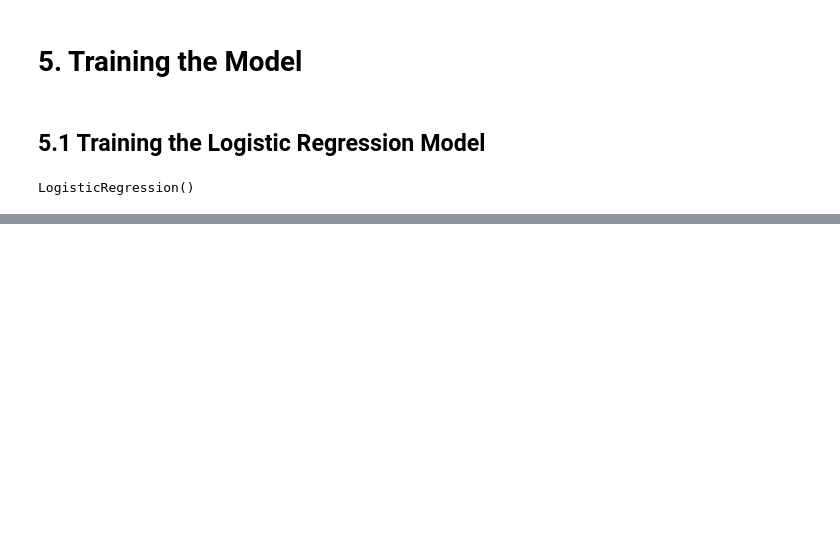
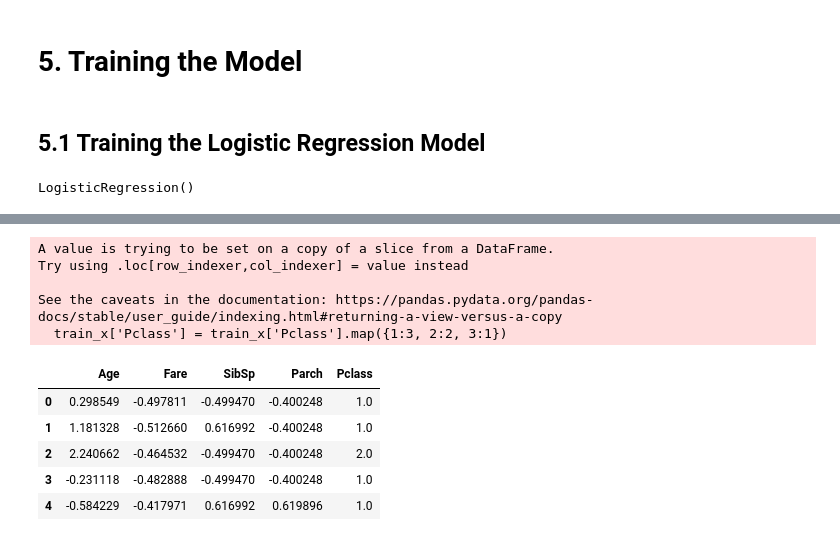
Before and after one commit to Om-S-Yeole/Titanic-Competition, a Jupyter notebook: Titanic Model Training.ipynb, the cells around one changed output, grey strips where cells are left out. Saved outputs shown, nothing was run; the diff lists cells and outputs as text; code cells hidden in the pictures; blank space fills up the shorter version.

```diff
--- a/Titanic Model Training.ipynb
+++ b/Titanic Model Training.ipynb
@@ -157,15 +157,17 @@ def DataPreparer(raw_data):
         train_x = raw_data.drop(['Survived'], axis=1)
         train_y = raw_data[['Survived']]
         processed_train_x = CommonProcessing(train_x)
-        index_of_nan_rows = processed_train_x.index[processed_train_x.isna().any(axis=1)].tolist()
-        processed_train_x = processed_train_x.dropna()
-        train_y = train_y.drop(index=index_of_nan_rows)
+        train_imputer = SimpleImputer(strategy='median')
+        processed_train_x = pd.DataFrame(train_imputer.fit_transform(processed_train_x), columns=['Age', 'Fare', 'SibSp', 'Parch', 'Pclass'])
 
         return processed_train_x, train_y
 
     else: ## Will be invoked if the data is for test
         raw_data = raw_data[['Age', 'Fare', 'Pclass', 'SibSp', 'Parch']]
         processed_train_x = CommonProcessing(raw_data)
+        test_imputer = SimpleImputer(strategy='median')
+        processed_train_x = pd.DataFrame(test_imputer.fit_transform(processed_train_x), columns=['Age', 'Fare', 'SibSp', 'Parch', 'Pclass'])
+
         return processed_train_x
 # %%
 train_x, train_y = DataPreparer(df)
@@ -197,0 +213,17 @@ LogisticRegression()
+# %%
+test_x = DataPreparer(test_raw_data)
+# %% [output]
+A value is trying to be set on a copy of a slice from a DataFrame.
+Try using .loc[row_indexer,col_indexer] = value instead
+
+See the caveats in the documentation: https://pandas.pydata.org/pandas-docs/stable/user_guide/indexing.html#returning-a-view-versus-a-copy
+  train_x['Pclass'] = train_x['Pclass'].map({1:3, 2:2, 3:1})
+# %%
+test_x.head()
+# %% [output]
+|  | Age | Fare | SibSp | Parch | Pclass |
+| 0 | 0.298549 | -0.497811 | -0.499470 | -0.400248 | 1.0 |
+| 1 | 1.181328 | -0.512660 | 0.616992 | -0.400248 | 1.0 |
+| 2 | 2.240662 | -0.464532 | -0.499470 | -0.400248 | 2.0 |
+| 3 | -0.231118 | -0.482888 | -0.499470 | -0.400248 | 1.0 |
+| 4 | -0.584229 | -0.417971 | 0.616992 | 0.619896 | 1.0 |
```
Also changed, not shown: parts of 9 cells of this notebook.
